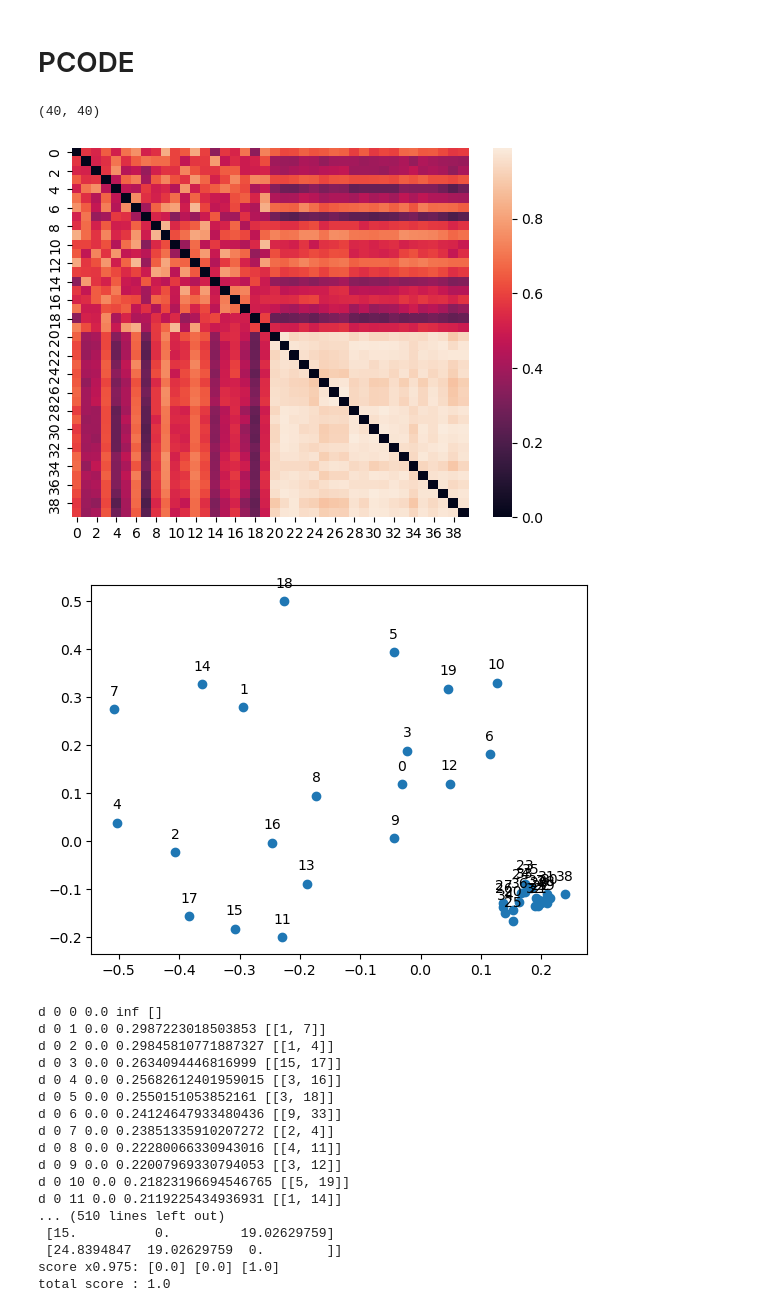
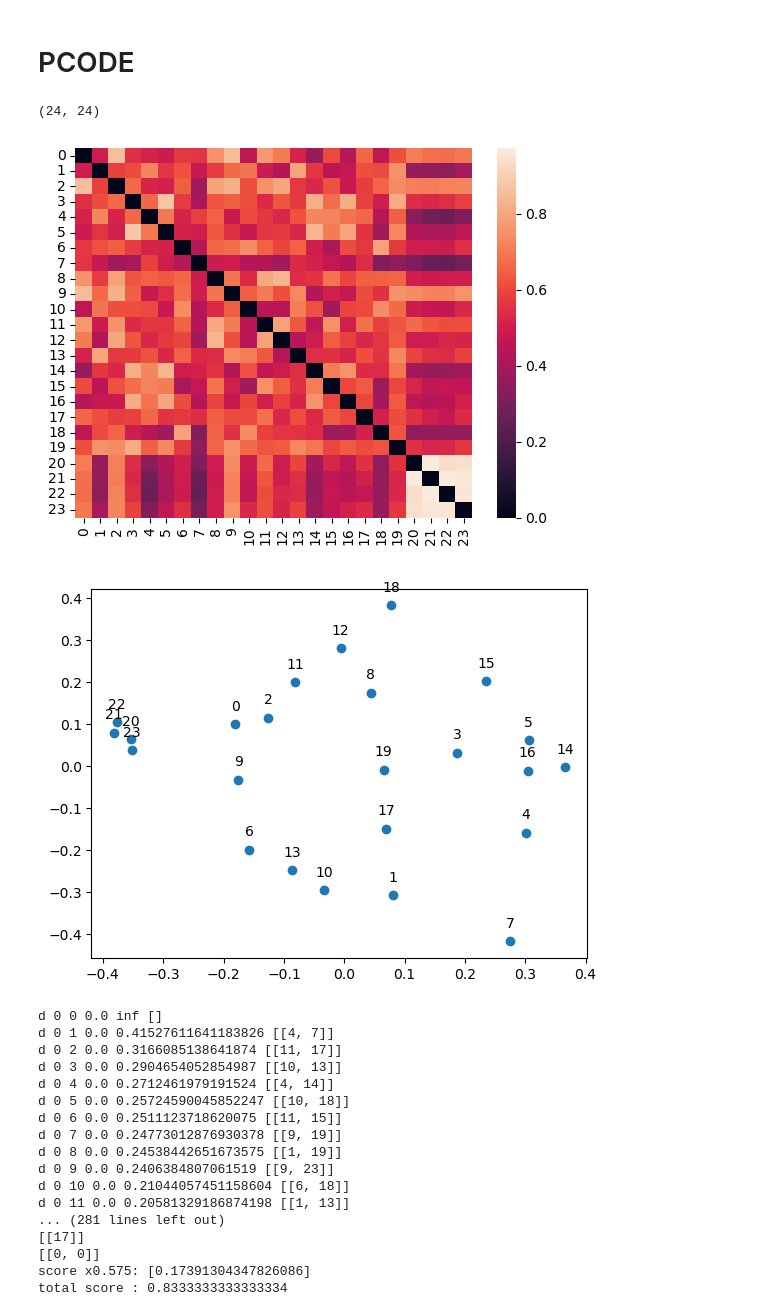
Before and after one commit to mzhyui/PHTDA-Net, a Jupyter notebook: phcluseter_v3_distance_adjust.ipynb, the cells around one changed output. Cells and saved outputs as stored; diff of their text form; code cells hidden in the pictures.

Commit message:
update normal-attacker

```diff
--- a/phcluseter_v3_distance_adjust.ipynb
+++ b/phcluseter_v3_distance_adjust.ipynb
@@ -264,7 +248,7 @@ def find_largest_gaps(arr, k):
 # %%
 %matplotlib inline
 for corr in corr_set:
-    data = 1 - corr.reshape(-1, 2 * client_max) - corr.reshape(-1, 2 * client_max).T
+    data = 1 - corr.reshape(-1, total_nums) - corr.reshape(-1, total_nums).T
     print(data.shape)
     # df=pd.DataFrame(data)
     # plot=seaborn.heatmap(df)
@@ -329,12 +313,12 @@ for corr in corr_set:
     for i in range(min(len(a)-1, len(results)-1), -1, -1):
         warn_flag = False
         f = flatten(a[i:len(a)])
-        if (np.unique(f).shape[0] == client_max*2):
+        if (np.unique(f).shape[0] == total_nums):
             continue
         merged = merge_sublists_with_shared_items(a[i:len(a)])
         print(f"persistence ={results[i][0]}, finding: {a[i]}\n", merged)
         # print(merged, last_merged)
-        score = get_total_length(merged)/client_max/2
+        score = get_total_length(merged)/normal_nums/2
 
         newly_merged = []
         newly_added = []
@@ -399,53 +383,53 @@ for corr in corr_set:
         print(f"score x{score}: ",end='')
         total_errors = 0
         for j in merged:
-            print([np.mean(np.array(j) >= client_max)], end=' ')
-            total_errors += min(np.sum((np.array(j) >= client_max) == 0),np.sum((np.array(j) >= client_max) == 1))
+            print([np.mean(np.array(j) >= normal_nums)], end=' ')
+            total_errors += min(np.sum((np.array(j) >= normal_nums) == 0),np.sum((np.array(j) >= normal_nums) == 1))
         print(f"\ntotal score : {1- total_errors/data.shape[0]}")
         print()
 
 
-    group = np.zeros((client_max*2,client_max*2))
+    group = np.zeros((total_nums,total_nums))
     for i in merge_sublists_with_shared_items(a)[0]:
         group[i][i] = 1
 
 
     X = np.array([x for x in dv_seq if x != float('Inf')])
     X = X.reshape(-1, 1)
 
     # 初始化KDE模型
     kde = KernelDensity(kernel='gaussian', bandwidth=0.01).fit(X)
 
     # 进行密度估计
     X_sample = np.linspace(-0.5, 0.5, 1000).reshape(-1, 1)
     log_dens = kde.score_samples(X_sample)
 
     plt.figure(figsize=(10, 5))
     plt.plot(X_sample, np.exp(log_dens), label='KDE (Gaussian)')
     plt.title('Kernel Density Estimation')
     plt.xlabel('Data')
     plt.ylabel('Density')
     plt.legend()
     plt.grid(True)
     plt.show()
 # %% [output]
-(40, 40)
+(24, 24)
-[figure, old version]
+[figure, new version]
-[figure, old version]
+[figure, new version]
 d 0 0 0.0 inf []
-d 0 1 0.0 0.2987223018503853 [[1, 7]]
-d 0 2 0.0 0.29845810771887327 [[1, 4]]
-d 0 3 0.0 0.2634094446816999 [[15, 17]]
-d 0 4 0.0 0.25682612401959015 [[3, 16]]
-d 0 5 0.0 0.2550151053852161 [[3, 18]]
-d 0 6 0.0 0.24124647933480436 [[9, 33]]
-d 0 7 0.0 0.23851335910207272 [[2, 4]]
-d 0 8 0.0 0.22280066330943016 [[4, 11]]
-d 0 9 0.0 0.22007969330794053 [[3, 12]]
-d 0 10 0.0 0.21823196694546765 [[5, 19]]
-d 0 11 0.0 0.2119225434936931 [[1, 14]]
-... (510 lines left out)
- [15.          0.         19.02629759]
- [24.8394847  19.02629759  0.        ]]
-score x0.975: [0.0] [0.0] [1.0]
-total score : 1.0
+d 0 1 0.0 0.41527611641183826 [[4, 7]]
+d 0 2 0.0 0.3166085138641874 [[11, 17]]
+d 0 3 0.0 0.2904654052854987 [[10, 13]]
+d 0 4 0.0 0.2712461979191524 [[4, 14]]
+d 0 5 0.0 0.25724590045852247 [[10, 18]]
+d 0 6 0.0 0.2511123718620075 [[11, 15]]
+d 0 7 0.0 0.24773012876930378 [[9, 19]]
+d 0 8 0.0 0.24538442651673575 [[1, 19]]
+d 0 9 0.0 0.2406384807061519 [[9, 23]]
+d 0 10 0.0 0.21044057451158604 [[6, 18]]
+d 0 11 0.0 0.20581329186874198 [[1, 13]]
+... (281 lines left out)
+[[17]]
+[[0, 0]]
+score x0.575: [0.17391304347826086]
+total score : 0.8333333333333334
```
Also changed, not shown: parts of 4 cells of this notebook, 2 other files.
